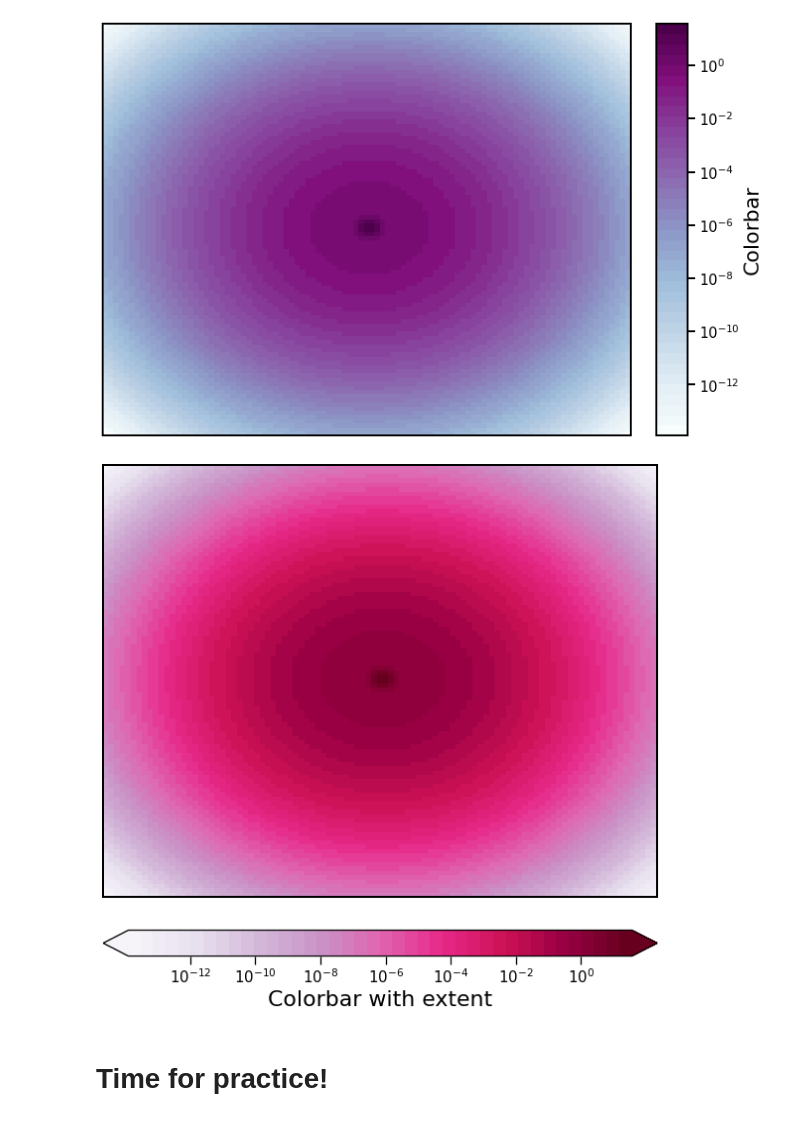
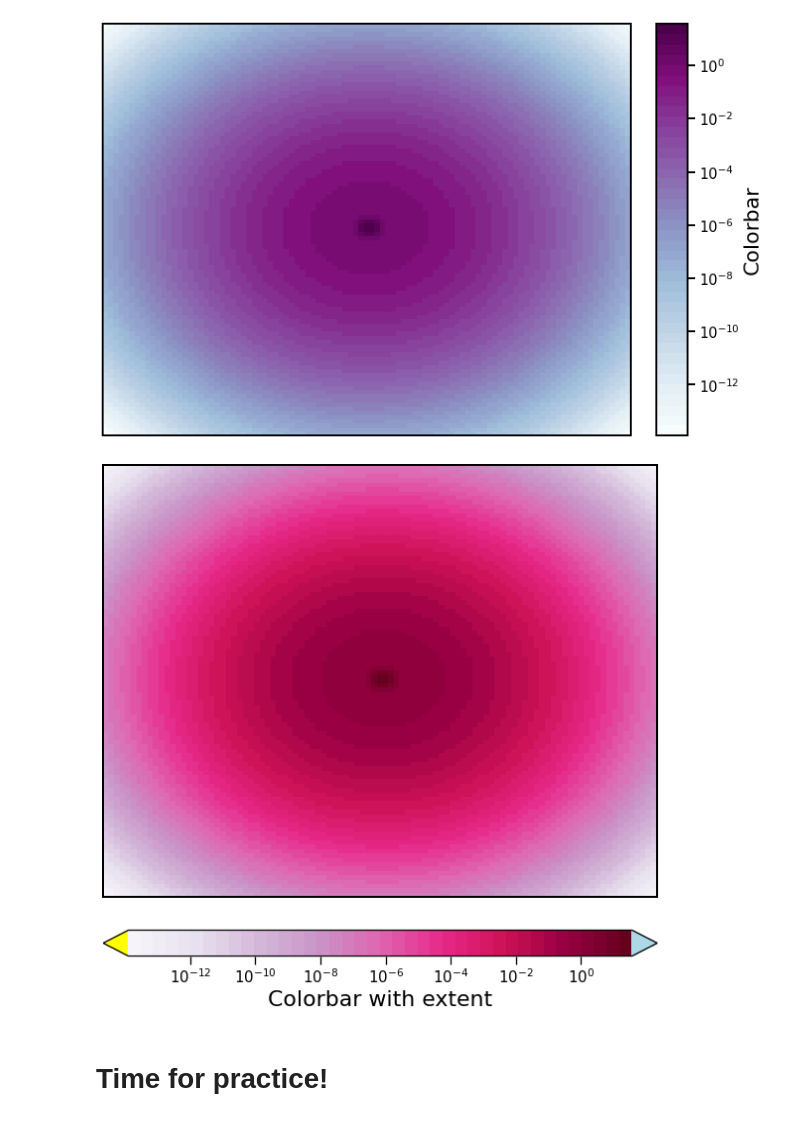
Before and after one commit to theodorekhadir/Tutopy, a Jupyter notebook: matplotlib/matpltolib_tutorial.ipynb, the cells around one changed output. Drawn from its saved outputs; the diff is of its cells as text; code cells hidden in the pictures.

```diff
--- a/matplotlib/matpltolib_tutorial.ipynb
+++ b/matplotlib/matpltolib_tutorial.ipynb
@@ -375,34 +375,38 @@ X, Y = np.mgrid[-4:4:complex(0, N), -4:4:complex(0, N)]
 Z1 = np.exp(-(X)**2 - (Y)**2)
 Z2 = np.exp(-(X * 10)**2 - (Y * 10)**2)
 Z = Z1 + 50 * Z2
 # summer cmap with 15 colors
 cmap = plt.get_cmap('PuRd', 40)
+
+# change the color for the extents
+cmap.set_under('yellow')
+cmap.set_over('lightblue')
 c = ax.pcolor(X, Y, Z,norm=LogNorm(vmin=Z.min(), vmax=Z.max()), cmap=cmap)
 
 ############# COLORBAR with extend ##############
 # create the ax based on an ax dimensions
 axins = inset_axes(ax,
                     width="100%",
                     height="6%",
                     # bottom of the plot
                     loc='lower center',
                     borderpad=-6
                    )
 # add colorbar from ax
 cbar2 = fig.colorbar(c, cax=axins, orientation='horizontal', extend='both')
 # style(axins)
 cbar2.set_label('Colorbar with extent', fontsize=22)
 
 # thickness of spines around the colorbar
 cbar2.outline.set_linewidth(1.3)
 
 def style_cbar(ax):
     ax.tick_params(axis='both', which='major', labelsize=15)
     ax.tick_params(axis='both', which='both', length=8, width=1.3, direction='out')
 
 style_cbar(axins)
 # %% [output]
-[figure, old version]
+[figure, new version]
 # %% [markdown]
 # Time for practice!
 # %% [markdown]
```
